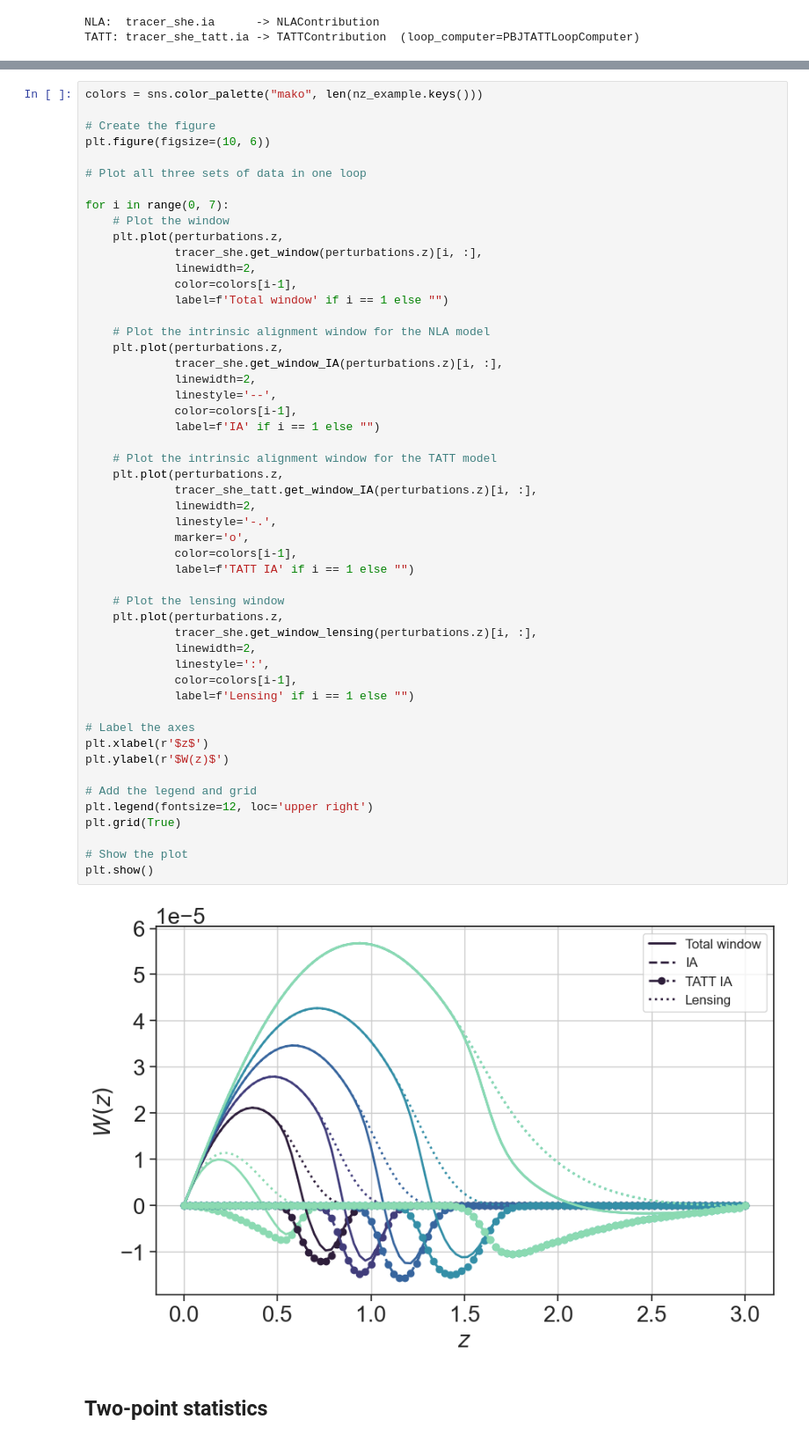
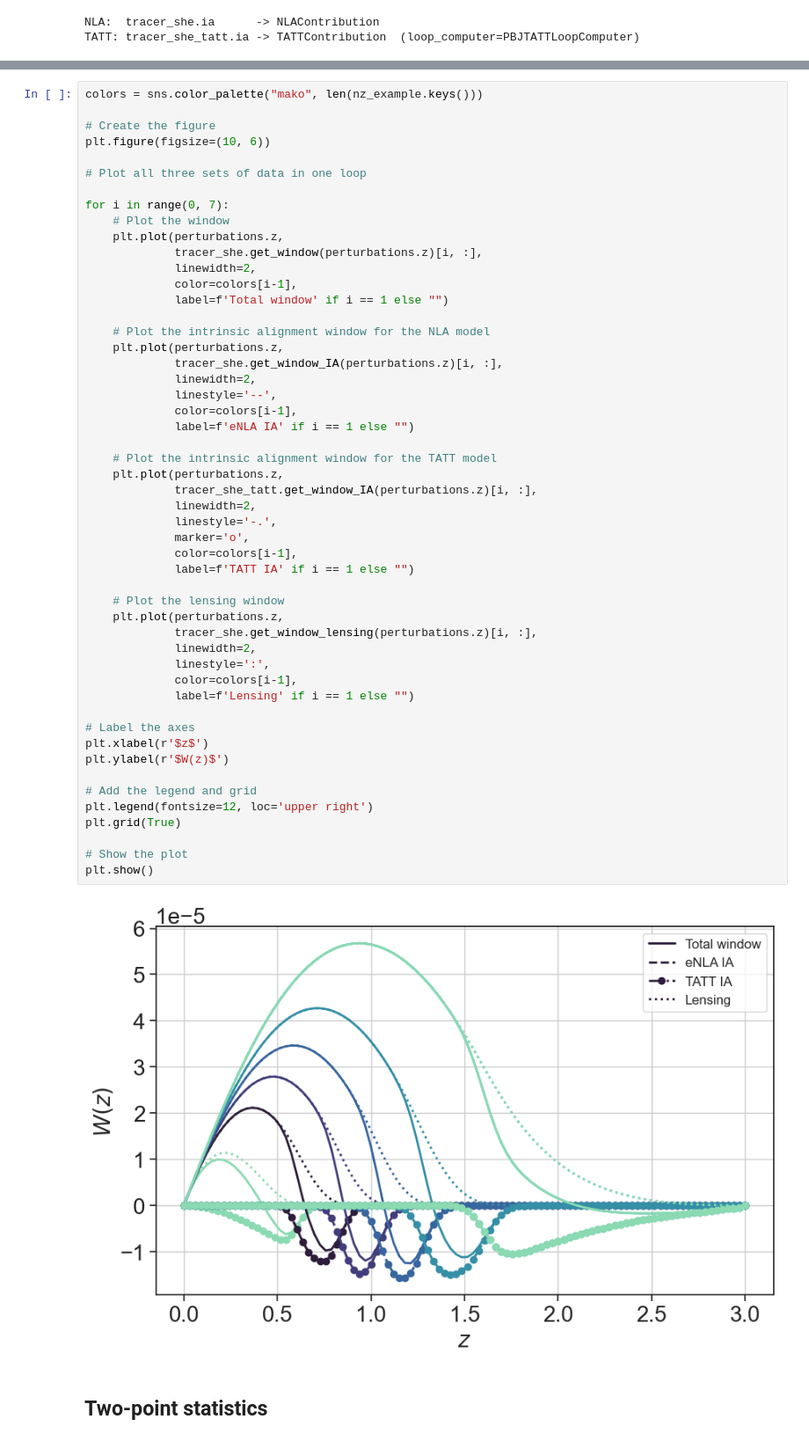
Before and after one commit to cloe-org/playground, a Jupyter notebook: tutorials/observables/photo.ipynb, the cells around one changed output, grey strips where cells are left out. Shown at 88% size. Drawn from its saved outputs; the diff is of its cells as text.

```diff
--- a/tutorials/observables/photo.ipynb
+++ b/tutorials/observables/photo.ipynb
@@ -258,37 +353,37 @@ for i in range(0, 7):
              linewidth=2,
              linestyle='--',
              color=colors[i-1],
-             label=f'IA' if i == 1 else "")
+             label=f'eNLA IA' if i == 1 else "")
 
     # Plot the intrinsic alignment window for the TATT model
     plt.plot(perturbations.z,
              tracer_she_tatt.get_window_IA(perturbations.z)[i, :],
              linewidth=2,
              linestyle='-.',
              marker='o',
              color=colors[i-1],
              label=f'TATT IA' if i == 1 else "")
 
     # Plot the lensing window
     plt.plot(perturbations.z,
              tracer_she.get_window_lensing(perturbations.z)[i, :],
              linewidth=2,
              linestyle=':',
              color=colors[i-1],
              label=f'Lensing' if i == 1 else "")
 
 # Label the axes
 plt.xlabel(r'$z$')
 plt.ylabel(r'$W(z)$')
 
 # Add the legend and grid
 plt.legend(fontsize=12, loc='upper right')
 plt.grid(True)
 
 # Show the plot
 plt.show()
 # %% [output]
-[figure, old version]
+[figure, new version]
 # %% [markdown]
 ## Two-point statistics
 # %% [markdown]
```
Also changed, not shown: parts of 15 cells of this notebook.
